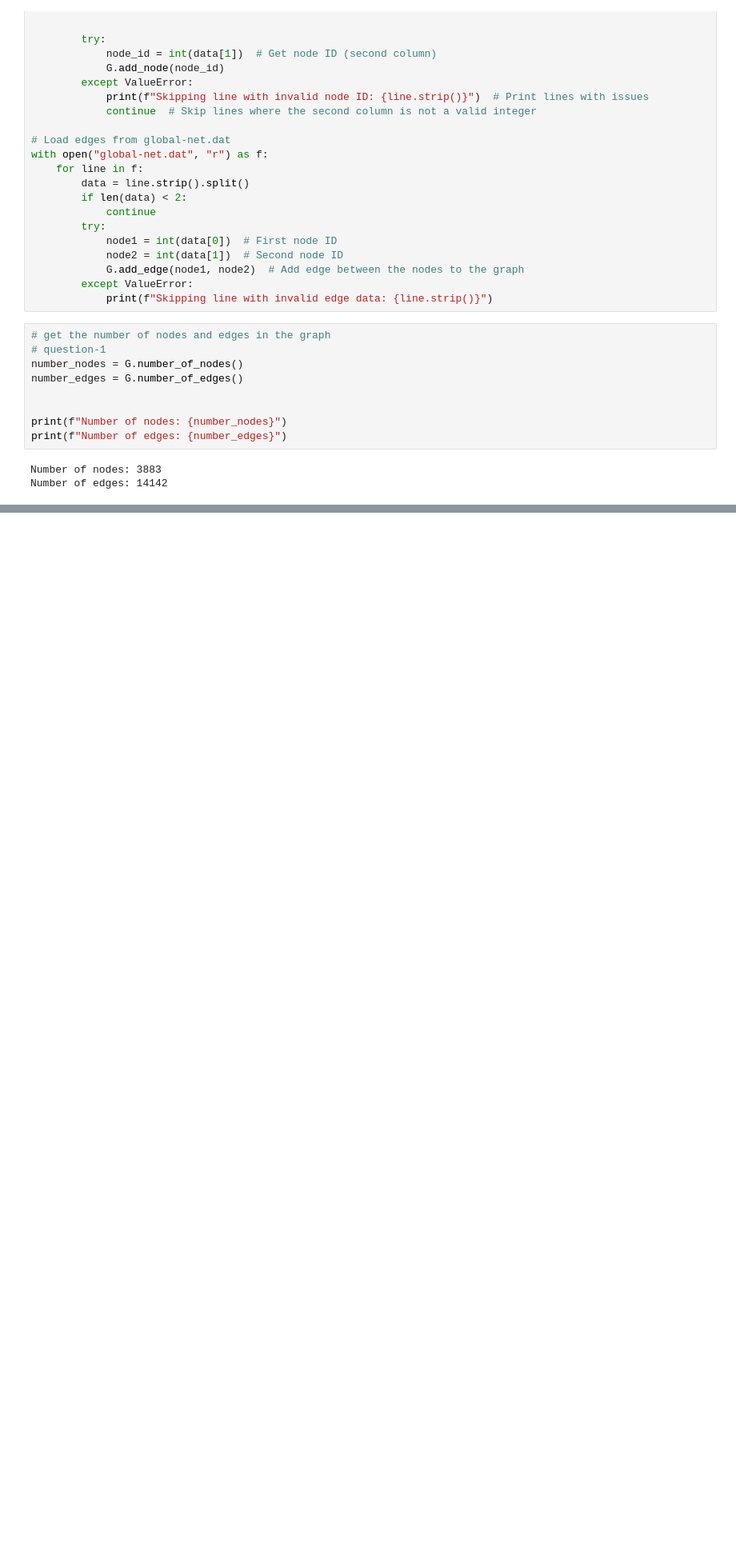
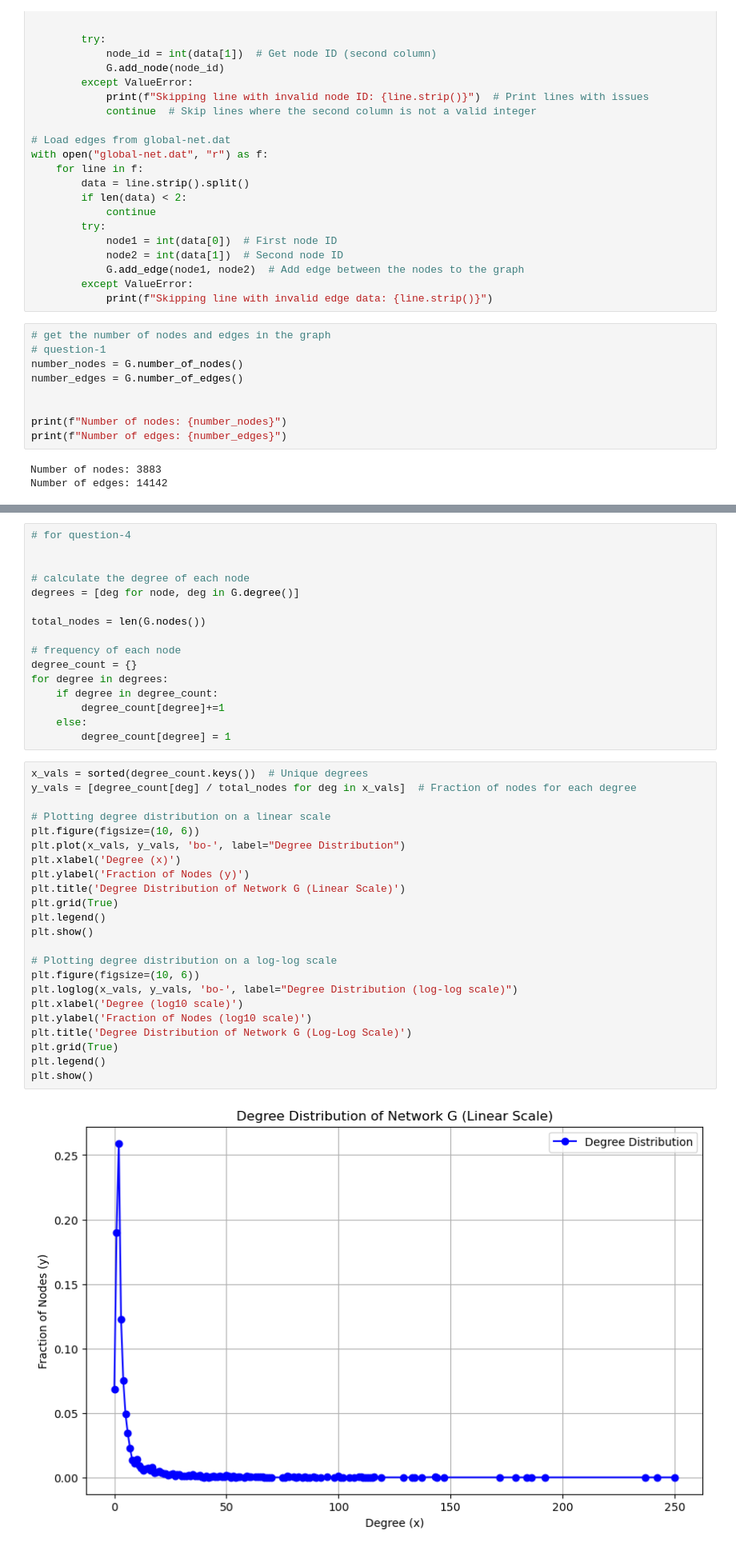
Before and after one commit to 1yangyi/jupyter_notebook, a Jupyter notebook: computer_network-checkpoint.ipynb, the cells around one changed output, grey strips where cells are left out. Shown at 80% size. Drawn from its saved outputs; the diff is of its cells as text; blank space fills up the shorter version.

```diff
--- a/computer_network-checkpoint.ipynb
+++ b/computer_network-checkpoint.ipynb
@@ -49,0 +114,41 @@ Number of edges: 14142
+# %%
+# for question-4
+
+
+# calculate the degree of each node
+degrees = [deg for node, deg in G.degree()]
+
+total_nodes = len(G.nodes())
+
+# frequency of each node
+degree_count = {}
+for degree in degrees:
+    if degree in degree_count:
+        degree_count[degree]+=1
+    else:
+        degree_count[degree] = 1
+# %%
+x_vals = sorted(degree_count.keys())  # Unique degrees
+y_vals = [degree_count[deg] / total_nodes for deg in x_vals]  # Fraction of nodes for each degree
+
+# Plotting degree distribution on a linear scale
+plt.figure(figsize=(10, 6))
+plt.plot(x_vals, y_vals, 'bo-', label="Degree Distribution")
+plt.xlabel('Degree (x)')
+plt.ylabel('Fraction of Nodes (y)')
+plt.title('Degree Distribution of Network G (Linear Scale)')
+plt.grid(True)
+plt.legend()
+plt.show()
+
+# Plotting degree distribution on a log-log scale
+plt.figure(figsize=(10, 6))
+plt.loglog(x_vals, y_vals, 'bo-', label="Degree Distribution (log-log scale)")
+plt.xlabel('Degree (log10 scale)')
+plt.ylabel('Fraction of Nodes (log10 scale)')
+plt.title('Degree Distribution of Network G (Log-Log Scale)')
+plt.grid(True)
+plt.legend()
+plt.show()
+# %% [output]
+[figure, added]
```
Also changed, not shown: parts of 9 cells of this notebook.
